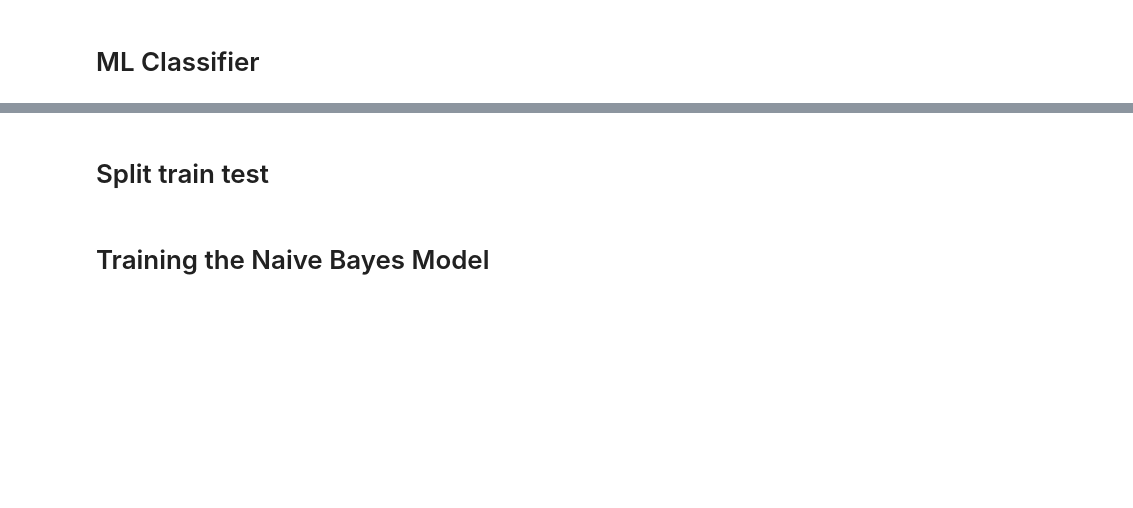
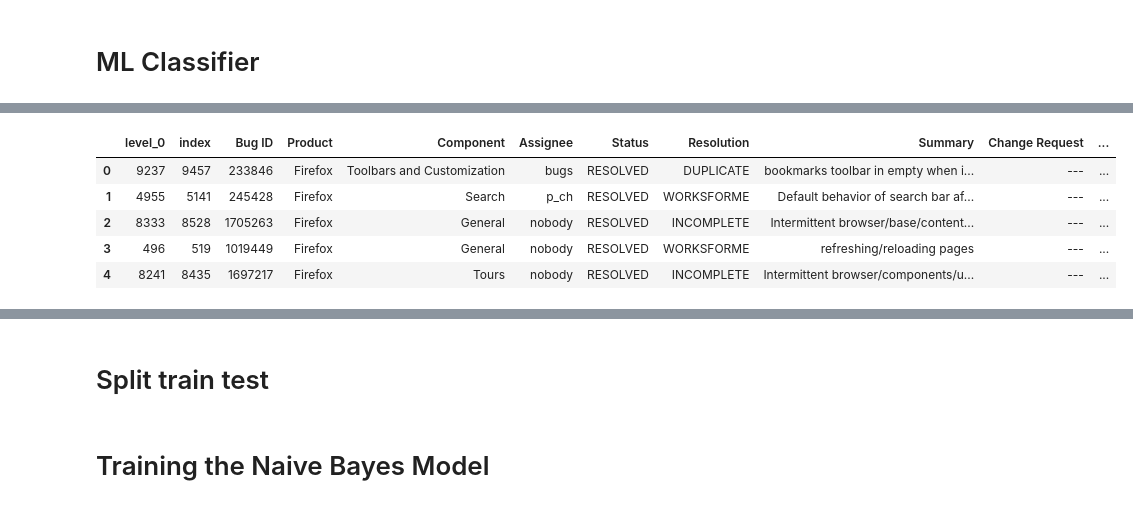
Before and after one commit to fatymaziz/DataAnalysis, a Jupyter notebook: BugSeverityPrediction-Dictionarybased.ipynb, the cells around one changed output, grey strips where cells are left out. Cells and saved outputs as stored; diff of their text form; code cells hidden in the pictures; blank space fills up the shorter version.

```diff
--- a/BugSeverityPrediction-Dictionarybased.ipynb
+++ b/BugSeverityPrediction-Dictionarybased.ipynb
@@ -168,8 +202,8 @@ No. of testing data: 1939
 #stratify as a parameter
 # %%
 training_data_df=training_data.reset_index()
-validation_data_df=training_data.reset_index()
-testing_data_df=training_data.reset_index()
+validation_data_df=validation_data.reset_index()
+testing_data_df=testing_data.reset_index()
 # %% [markdown]
 # Cleaning bug summary column
 # %%
@@ -570,0 +676,9 @@ len(training_data)
+# %%
+testing_data_df.head(5)
+# %% [output]
+|  | level_0 | index | Bug ID | Product | Component | Assignee | Status | Resolution | Summary | Change Request | ... |
+| 0 | 9237 | 9457 | 233846 | Firefox | Toolbars and Customization | bugs | RESOLVED | DUPLICATE | bookmarks toolbar in empty when i... | --- | ... |
+| 1 | 4955 | 5141 | 245428 | Firefox | Search | p_ch | RESOLVED | WORKSFORME | Default behavior of search bar af... | --- | ... |
+| 2 | 8333 | 8528 | 1705263 | Firefox | General | nobody | RESOLVED | INCOMPLETE | Intermittent browser/base/content... | --- | ... |
+| 3 | 496 | 519 | 1019449 | Firefox | General | nobody | RESOLVED | WORKSFORME | refreshing/reloading pages | --- | ... |
+| 4 | 8241 | 8435 | 1697217 | Firefox | Tours | nobody | RESOLVED | INCOMPLETE | Intermittent browser/components/u... | --- | ... |
```
Also changed, not shown: parts of 94 cells of this notebook, 1 other file.
